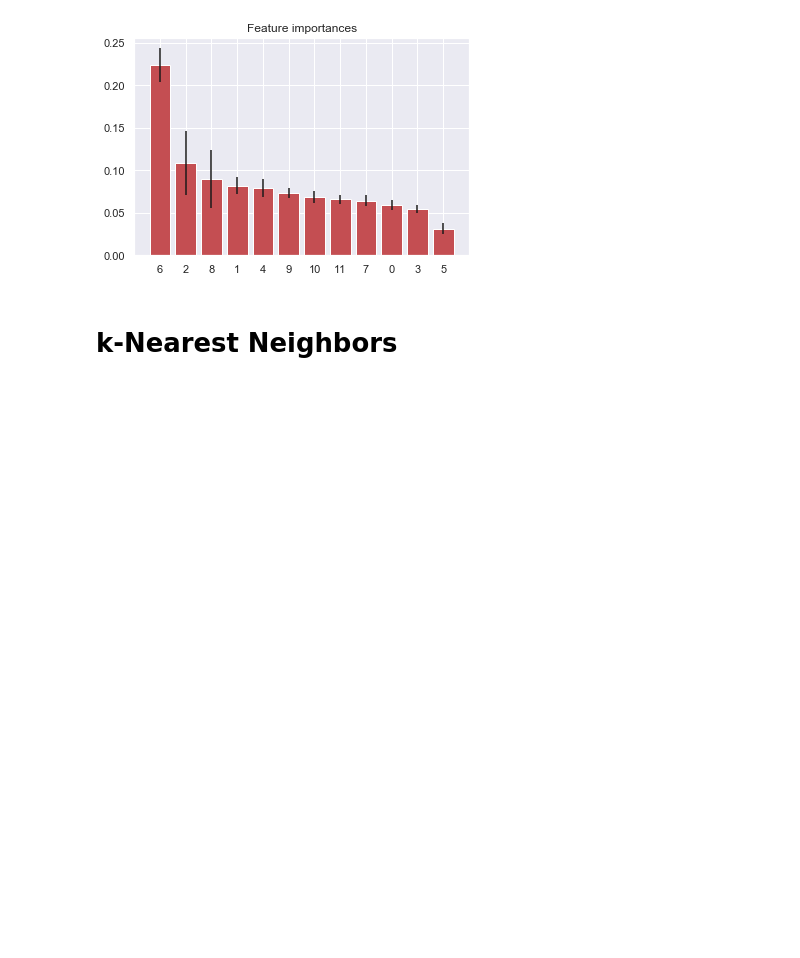
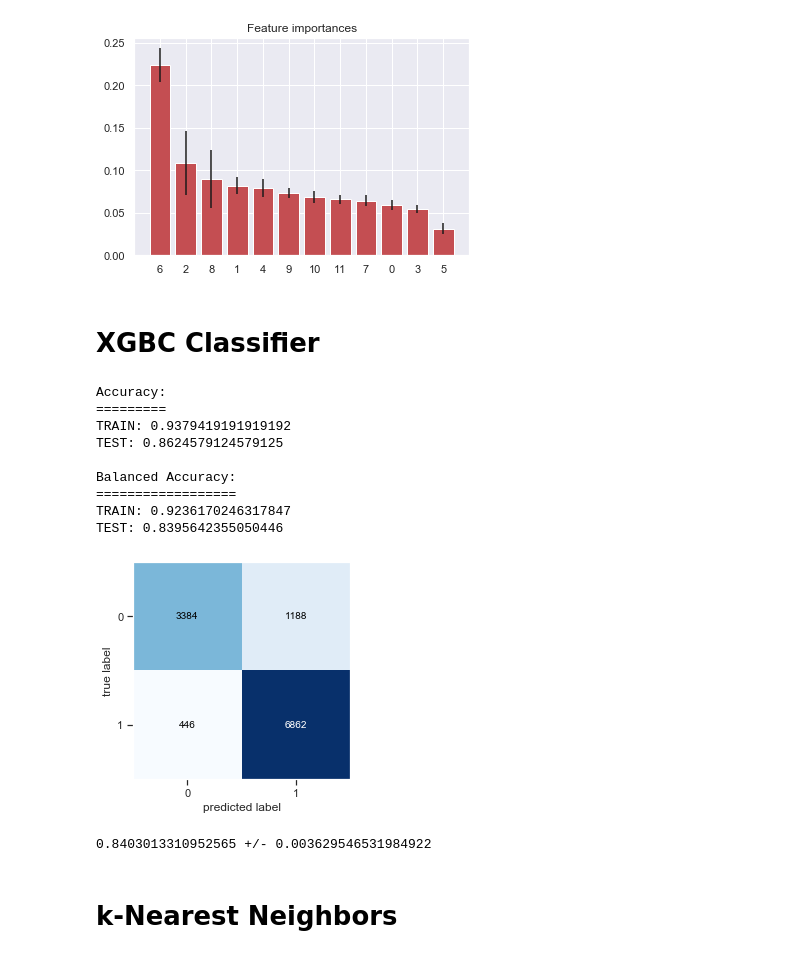
Before and after one commit to ezgigm/Project3_TanzanianWaterWell_Status_Prediction, a Jupyter notebook: STEP2_Modeling.ipynb, the cells around one changed output. Drawn from its saved outputs; the diff is of its cells as text; code cells hidden in the pictures; blank space fills up the shorter version.

```diff
--- a/STEP2_Modeling.ipynb
+++ b/STEP2_Modeling.ipynb
@@ -635,3 +653,5 @@ Feature ranking:
 11. feature 3 (0.054432)
 12. feature 5 (0.031466)
 [figure]
+# %% [markdown]
+# XGBC Classifier
@@ -638,3 +664,53 @@ Feature ranking:
+# %%
+# choosing model
+xgb = XGBClassifier(objective = 'multi:softmax', booster = 'gbtree', nrounds = 'min.error.idx',
+                      num_class = 3, maximize = False, eval_metric = 'merror', eta = .1,
+                      max_depth = 12, colsample_bytree = .4, learning_rate = 0.1)
+
+pipe = make_pipeline(preprocessor,xgb)
+pipe.fit(X_train, y_train)
+
+
+# make predictions on training set
+y_pred = pipe.predict(X_train)
+
+# make predictions on test set
+y_score = pipe.predict(X_test)
+
+# to print the results in good way
+print("Accuracy:"); print("="*len("Accuracy:"))
+print(f"TRAIN: {accuracy_score(y_train, y_pred)}")
+print(f"TEST: {accuracy_score(y_test, y_score)}")
+
+print("\nBalanced Accuracy:"); print("="*len("Balanced Accuracy:"))
+print(f"TRAIN: {balanced_accuracy_score(y_train, y_pred)}")
+print(f"TEST: {balanced_accuracy_score(y_test, y_score)}")
+
+
+cm = confusion_matrix(y_test, y_score)
+plot_confusion_matrix(cm)
+plt.show()
+# %% [output]
+Accuracy:
+=========
+TRAIN: 0.9379419191919192
+TEST: 0.8624579124579125
+
+Balanced Accuracy:
+==================
+TRAIN: 0.9236170246317847
+TEST: 0.8395642355050446
+[figure, added]
+# %%
+xgb = XGBClassifier(objective = 'multi:softmax', booster = 'gbtree', nrounds = 'min.error.idx',
+                      num_class = 3, maximize = False, eval_metric = 'merror', eta = .1,
+                      max_depth = 12, colsample_bytree = .4, learning_rate = 0.1)
+
+pipe = make_pipeline(preprocessor,xgb)
+scores = cross_val_score(pipe, X, y, cv=5, scoring='roc_auc')
+print(scores.mean(), "+/-", scores.std())
+# %% [output]
+0.8403013310952565 +/- 0.003629546531984922
 # %%
 svm = SVC(probability=True, class_weight='balanced', random_state=42)
 
```
Also changed, not shown: parts of 13 cells of this notebook.
